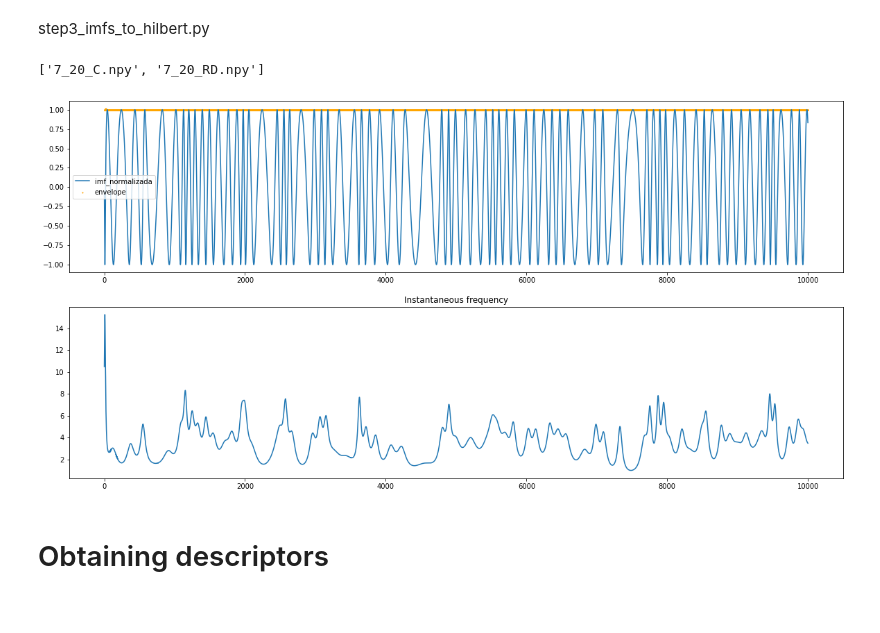
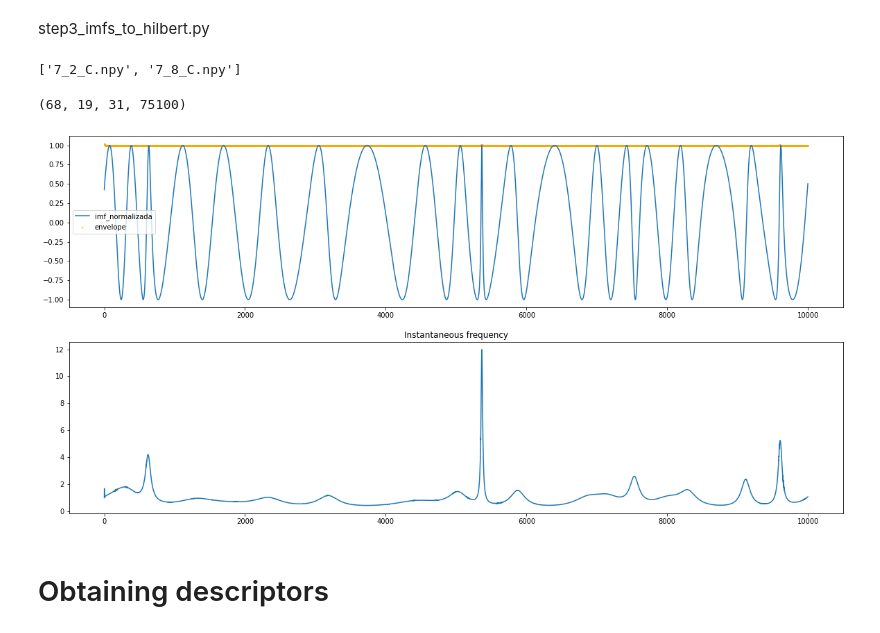
Before and after one commit to BioSIP/functional_PAC, a Jupyter notebook: notebooks/PAC.ipynb, the cells around one changed output. Cells and saved outputs as stored; diff of their text form; code cells hidden in the pictures.

Commit message:
Hilbert MEMD

```diff
--- a/notebooks/PAC.ipynb
+++ b/notebooks/PAC.ipynb
@@ -129,36 +127,41 @@ for filename in bar:
 # %% [markdown]
 step3_imfs_to_hilbert.py
 # %%
-hilbert_path = "../data/hilbert"
+hilbert_path = "../data/hilbert_MEMD"
 hilbert_files = [file for file in os.listdir(hilbert_path) if file.endswith('.npy')]
 print(hilbert_files)
 # %% [output]
-['7_20_C.npy', '7_20_RD.npy']
+['7_2_C.npy', '7_8_C.npy']
 # %%
-hilbert = np.load(os.path.join(hilbert_path,hilbert_files[1]))
+hilbert = np.load(os.path.join(hilbert_path,hilbert_files[0]))
+# %%
+print(hilbert.shape)
+# %% [output]
+(68, 19, 31, 75100)
 # %%
 subject = 4
-channel = 4
-imf = 4
+channel = 30
+imf = 7
+fs = 500
 
-analytic_signal = hilbert[subject, channel, imf]
+analytic_signal = hilbert[subject, imf, channel]
 n_signal = np.real(analytic_signal)
 amplitude_envelope = np.abs(analytic_signal)
 instantaneous_phase = np.unwrap(np.angle(analytic_signal))
 instantaneous_frequency = (np.diff(instantaneous_phase) / (2.0*np.pi) * fs)
 
 steps = 10000
 fig = plt.figure(figsize=(20,10))
 ax0 = fig.add_subplot(211)
 ax0.plot(n_signal[:steps], label='imf_normalizada')
 ax0.scatter(np.arange(steps),amplitude_envelope[:steps], label='envelope', s=1, c="orange")
 ax0.legend()
 ax1 = fig.add_subplot(212)
 ax1.set_title("Instantaneous frequency")
 ax1.plot(instantaneous_frequency[:steps])
 plt.show()
 # %% [output]
-[figure, old version]
+[figure, new version]
 # %%
 def plot_HS(time, frec_inst, amplitud, canal):
     fig = plt.figure(num=canal)
```
Also changed, not shown: parts of 1 cell of this notebook, 3 other files.
